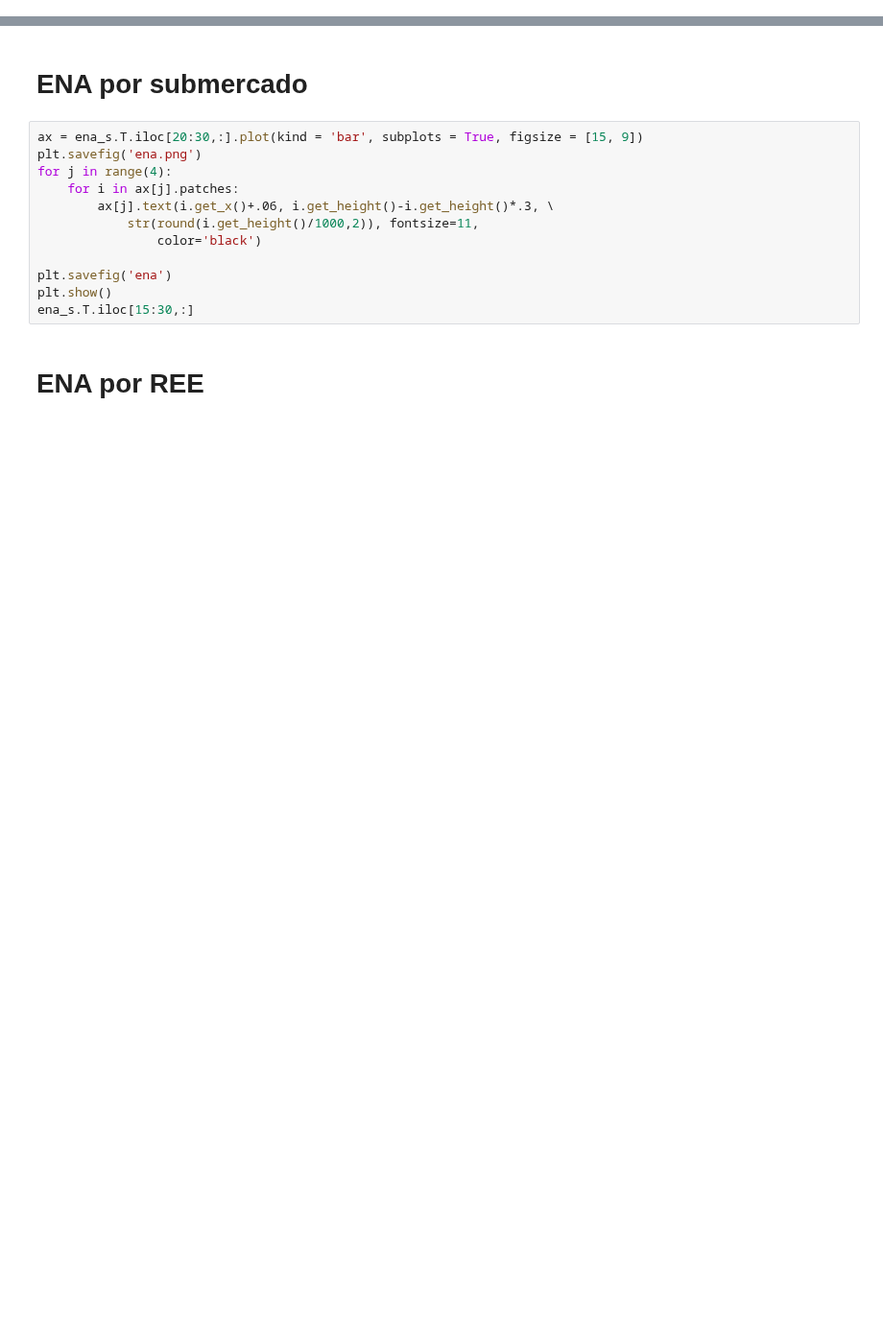
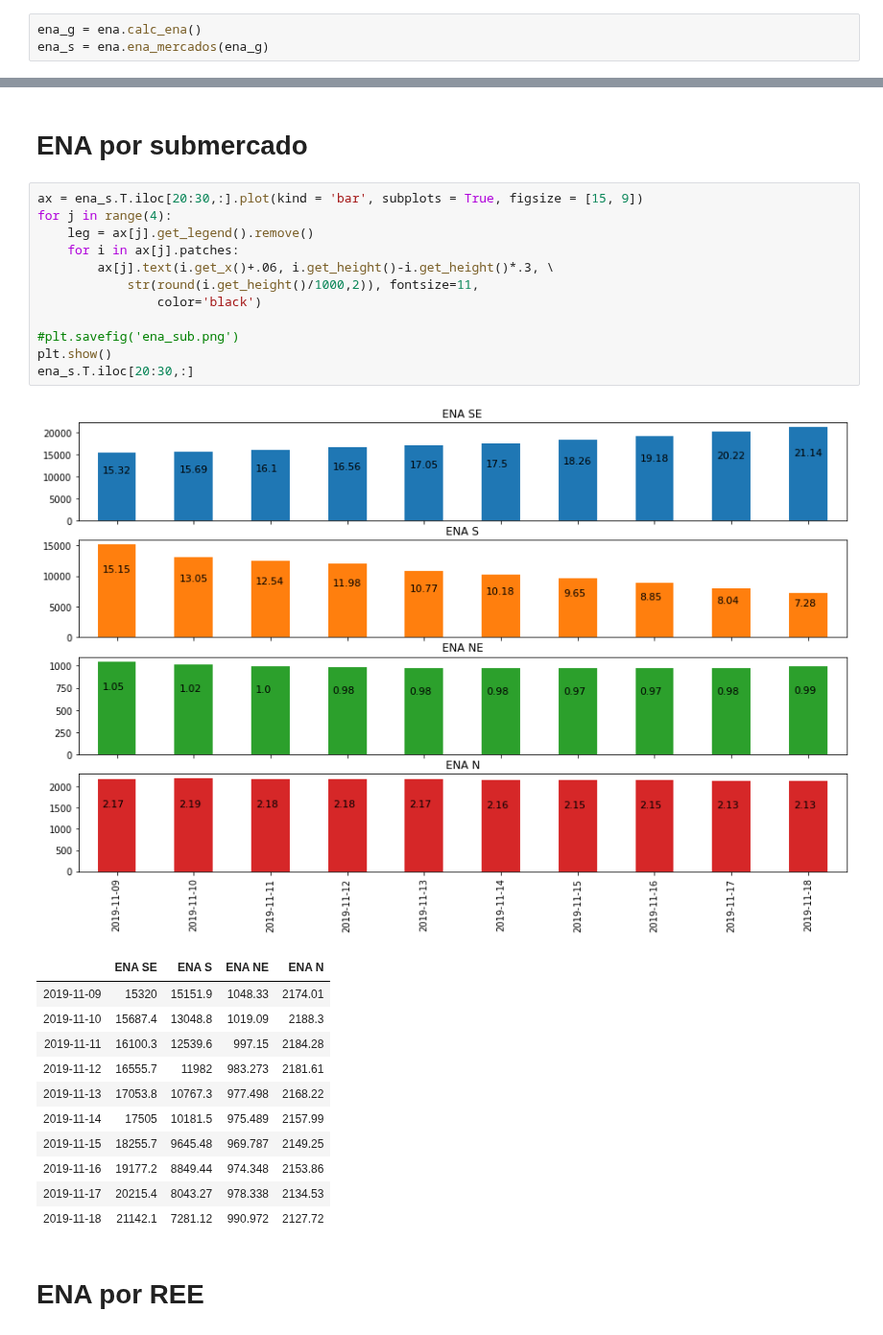
Before and after one commit to mathpaula/gera_ENA, a Jupyter notebook: relatório ena.ipynb, the cells around one changed output, grey strips where cells are left out. Shown at 96% size. Saved outputs shown, nothing was run; the diff lists cells and outputs as text; blank space fills up the shorter version.

```diff
--- a/relatório ena.ipynb
+++ b/relatório ena.ipynb
@@ -8,0 +5,3 @@ IndexError: single positional indexer is out-of-bounds
+# %%
+ena_g = ena.calc_ena()
+ena_s = ena.ena_mercados(ena_g)
@@ -10,16 +16,29 @@ IndexError: single positional indexer is out-of-bounds
 # ENA por submercado
 # %%
 ax = ena_s.T.iloc[20:30,:].plot(kind = 'bar', subplots = True, figsize = [15, 9])
-plt.savefig('ena.png')
 for j in range(4):
+    leg = ax[j].get_legend().remove()
     for i in ax[j].patches:
         ax[j].text(i.get_x()+.06, i.get_height()-i.get_height()*.3, \
             str(round(i.get_height()/1000,2)), fontsize=11,
                 color='black')
 
-plt.savefig('ena')
+#plt.savefig('ena_sub.png')
 plt.show()
-ena_s.T.iloc[15:30,:]
+ena_s.T.iloc[20:30,:]
+# %% [output]
+[figure, added]
+|  | ENA SE | ENA S | ENA NE | ENA N |
+| 2019-11-09 | 15320 | 15151.9 | 1048.33 | 2174.01 |
+| 2019-11-10 | 15687.4 | 13048.8 | 1019.09 | 2188.3 |
+| 2019-11-11 | 16100.3 | 12539.6 | 997.15 | 2184.28 |
+| 2019-11-12 | 16555.7 | 11982 | 983.273 | 2181.61 |
+| 2019-11-13 | 17053.8 | 10767.3 | 977.498 | 2168.22 |
+| 2019-11-14 | 17505 | 10181.5 | 975.489 | 2157.99 |
+| 2019-11-15 | 18255.7 | 9645.48 | 969.787 | 2149.25 |
+| 2019-11-16 | 19177.2 | 8849.44 | 974.348 | 2153.86 |
+| 2019-11-17 | 20215.4 | 8043.27 | 978.338 | 2134.53 |
+| 2019-11-18 | 21142.1 | 7281.12 | 990.972 | 2127.72 |
 # %% [markdown]
 # ENA por REE
 # %%
```
Also changed, not shown: parts of 5 cells of this notebook, 5 other files.
